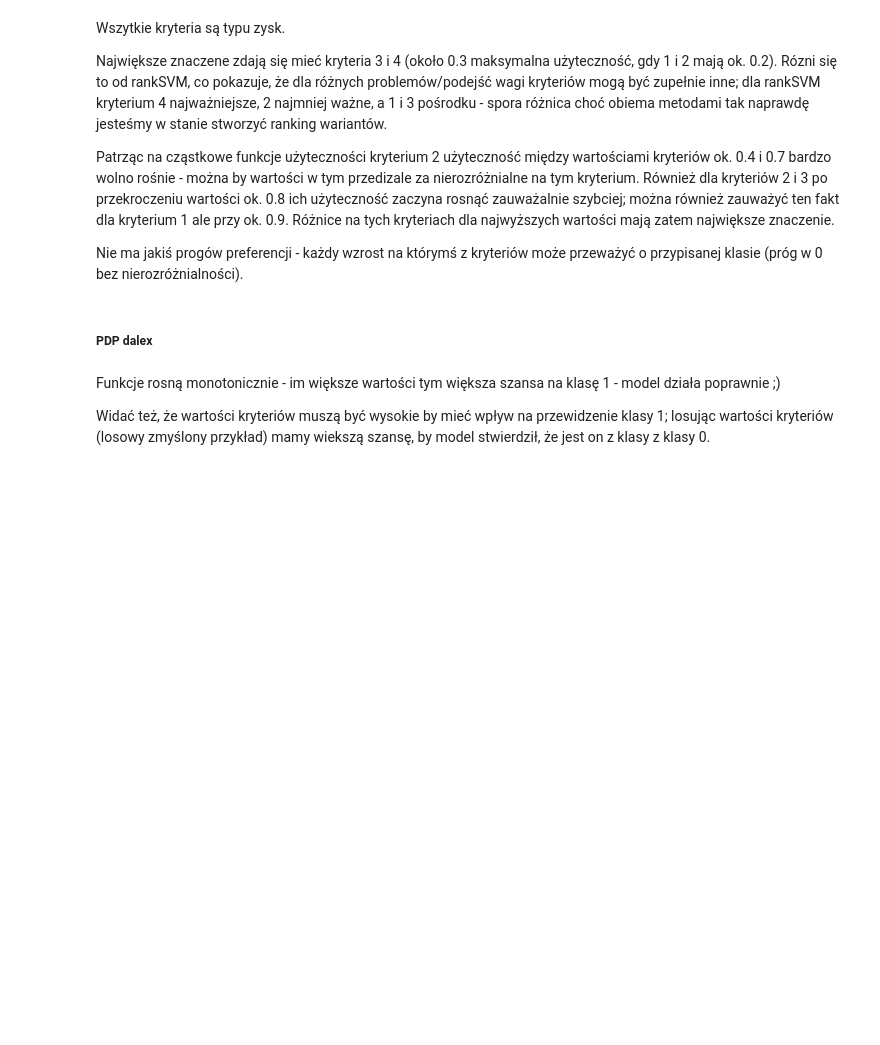
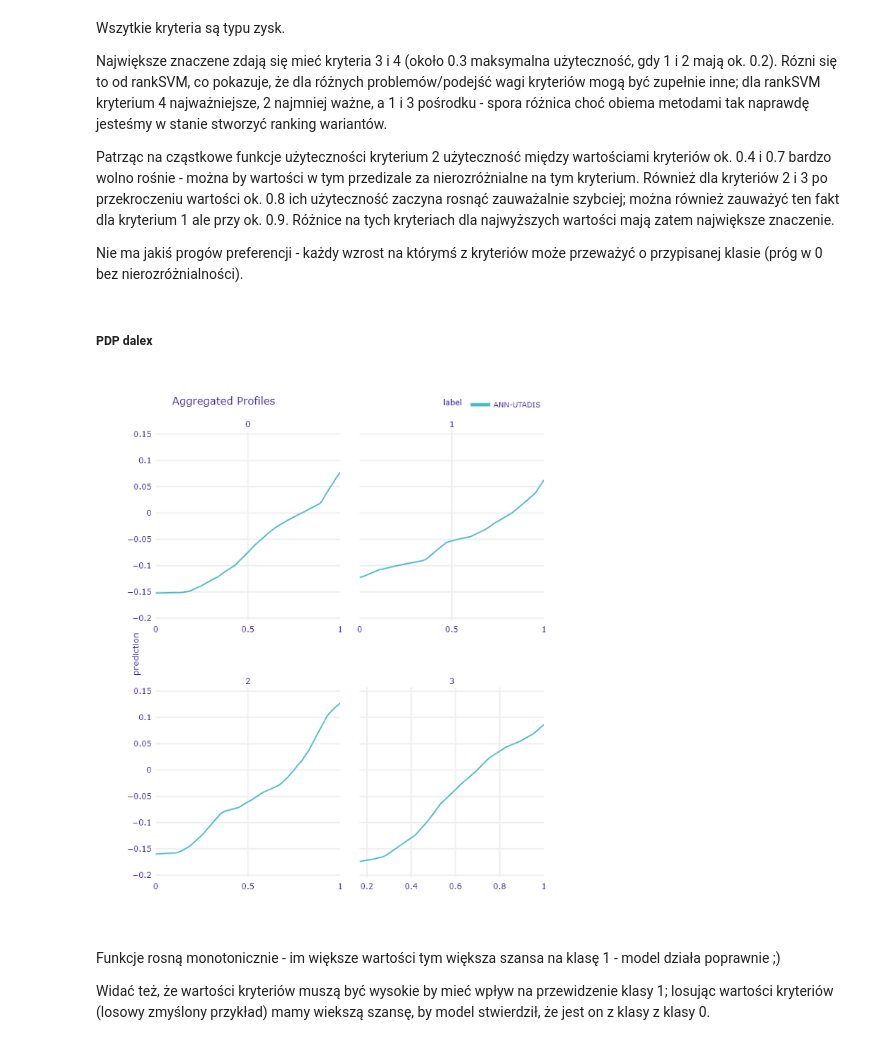
Before and after one commit to MarceloTrapano/ISWD, a Jupyter notebook: Project_5/PreferenceLearning.ipynb, the cells around one changed output. Saved outputs shown, nothing was run; the diff lists cells and outputs as text; code cells hidden in the pictures; blank space fills up the shorter version.

```diff
--- a/Project_5/PreferenceLearning.ipynb
+++ b/Project_5/PreferenceLearning.ipynb
@@ -1166,8 +1185,24 @@ Nie ma jakiś progów preferencji - każdy wzrost na którymś z kryteriów moż
 # %% [markdown]
 ##### PDP dalex
 # %%
+# W taki sposób bo w html nie chciało się wyświetlać
+
 pdp = explainer.model_profile()
-pdp.plot()
+
+# Pobranie wykresu jako obiektu plotly
+fig = pdp.plot(show=False)
+# Zapis jako PNG
+image_path = "pdp_plot.png"
+pio.write_image(fig, image_path)
+
+# Wyświetlenie jako obraz
+img = Image.open(image_path)
+plt.figure(figsize=(12, 10))
+plt.imshow(img)
+plt.axis('off')
+plt.show()
+# %% [output]
+[figure, added]
 # %% [markdown]
 Funkcje rosną monotonicznie - im większe wartości tym większa szansa na klasę 1 -  model działa poprawnie ;)
 
```
Also changed, not shown: parts of 9 cells of this notebook.
